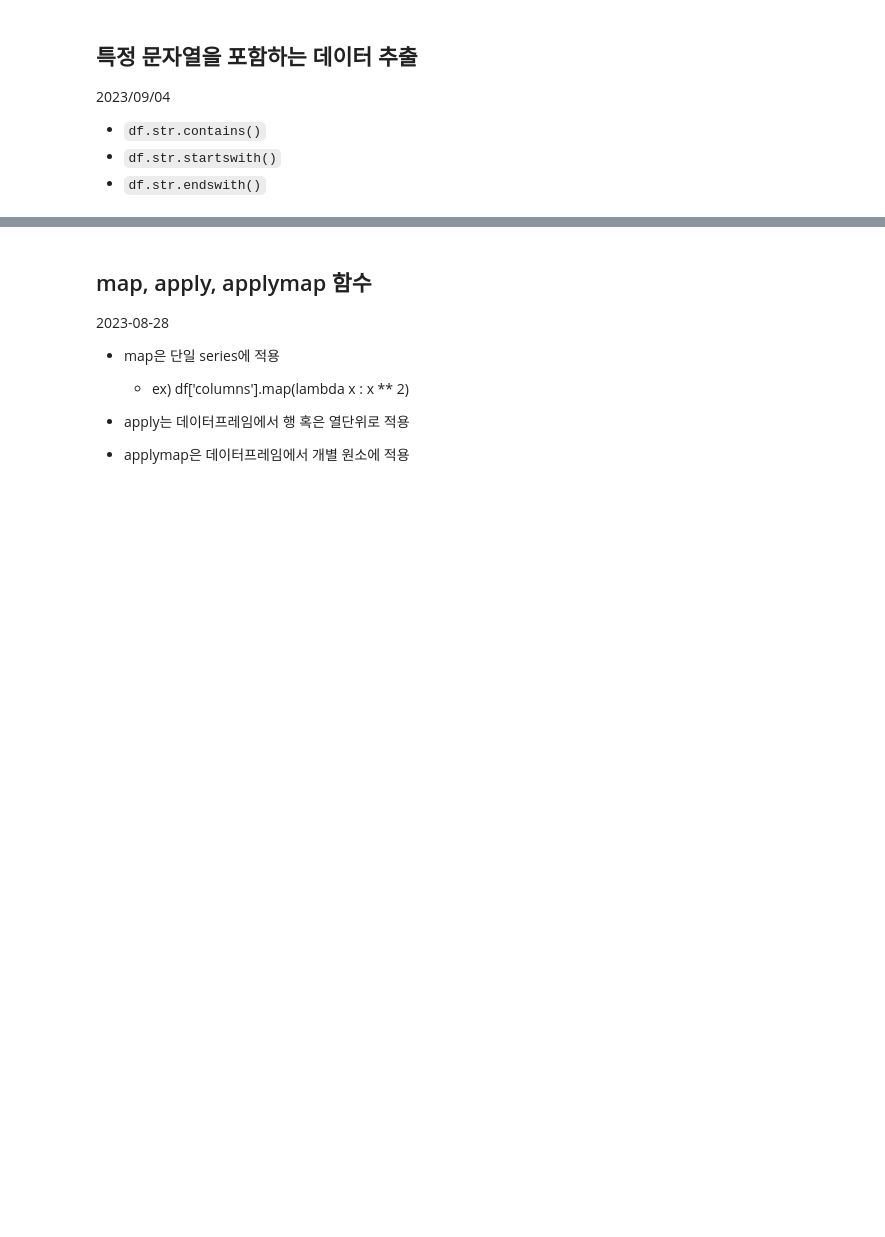
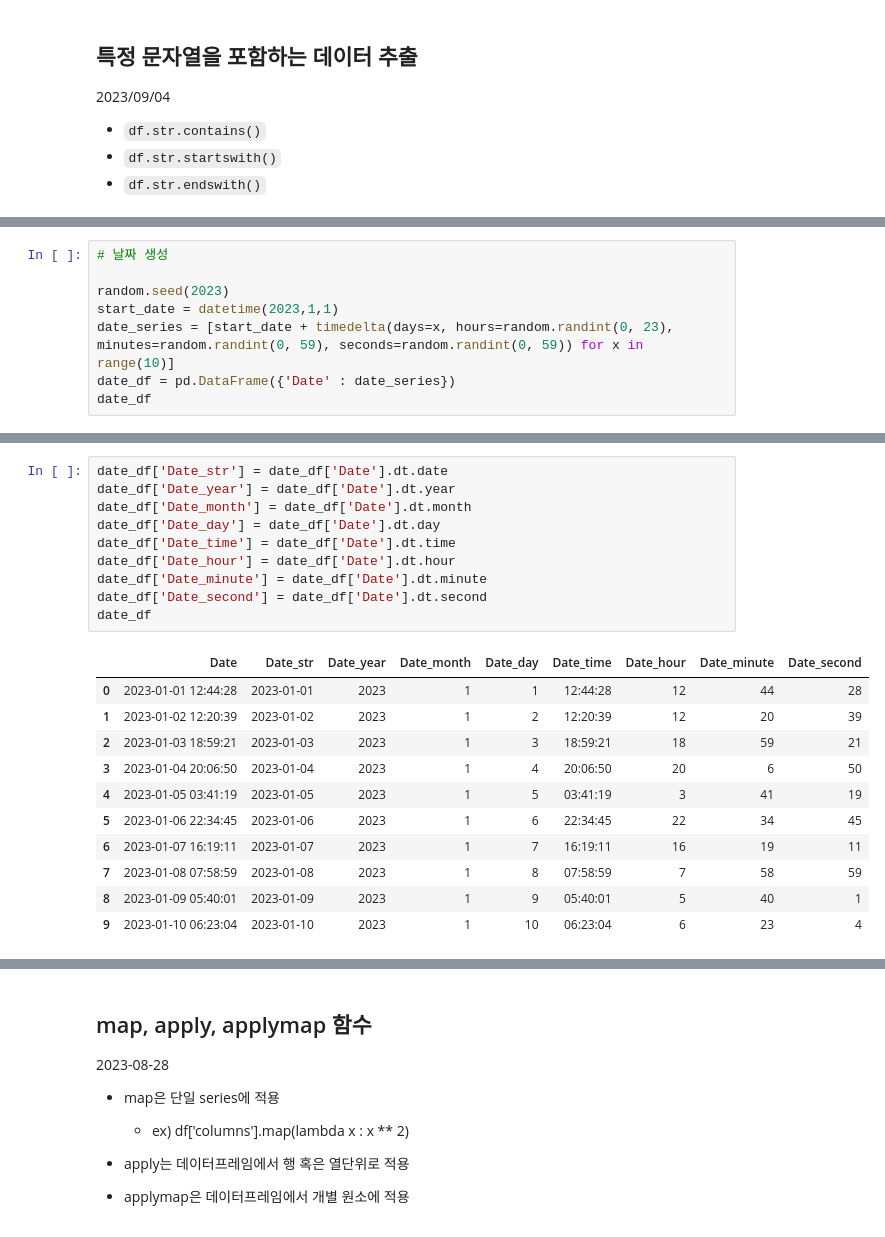
Before and after one commit to psw109/python_dictionary, a Jupyter notebook: 사전.ipynb, the cells around one changed output, grey strips where cells are left out. Saved outputs shown, nothing was run; the diff lists cells and outputs as text; blank space fills up the shorter version.

```diff
--- a/사전.ipynb
+++ b/사전.ipynb
@@ -643,0 +652,8 @@ df.select_dtypes(exclude = 'object')
+# %%
+# 날짜 생성
+
+random.seed(2023)
+start_date = datetime(2023,1,1)
+date_series = [start_date + timedelta(days=x, hours=random.randint(0, 23), minutes=random.randint(0, 59), seconds=random.randint(0, 59)) for x in range(10)]
+date_df = pd.DataFrame({'Date' : date_series})
+date_df
@@ -643,0 +672,22 @@ df.select_dtypes(exclude = 'object')
+# %%
+date_df['Date_str'] = date_df['Date'].dt.date
+date_df['Date_year'] = date_df['Date'].dt.year
+date_df['Date_month'] = date_df['Date'].dt.month
+date_df['Date_day'] = date_df['Date'].dt.day
+date_df['Date_time'] = date_df['Date'].dt.time
+date_df['Date_hour'] = date_df['Date'].dt.hour
+date_df['Date_minute'] = date_df['Date'].dt.minute
+date_df['Date_second'] = date_df['Date'].dt.second
+date_df
+# %% [output]
+|  | Date | Date_str | Date_year | Date_month | Date_day | Date_time | Date_hour | Date_minute | Date_second |
+| 0 | 2023-01-01 12:44:28 | 2023-01-01 | 2023 | 1 | 1 | 12:44:28 | 12 | 44 | 28 |
+| 1 | 2023-01-02 12:20:39 | 2023-01-02 | 2023 | 1 | 2 | 12:20:39 | 12 | 20 | 39 |
+| 2 | 2023-01-03 18:59:21 | 2023-01-03 | 2023 | 1 | 3 | 18:59:21 | 18 | 59 | 21 |
+| 3 | 2023-01-04 20:06:50 | 2023-01-04 | 2023 | 1 | 4 | 20:06:50 | 20 | 6 | 50 |
+| 4 | 2023-01-05 03:41:19 | 2023-01-05 | 2023 | 1 | 5 | 03:41:19 | 3 | 41 | 19 |
+| 5 | 2023-01-06 22:34:45 | 2023-01-06 | 2023 | 1 | 6 | 22:34:45 | 22 | 34 | 45 |
+| 6 | 2023-01-07 16:19:11 | 2023-01-07 | 2023 | 1 | 7 | 16:19:11 | 16 | 19 | 11 |
+| 7 | 2023-01-08 07:58:59 | 2023-01-08 | 2023 | 1 | 8 | 07:58:59 | 7 | 58 | 59 |
+| 8 | 2023-01-09 05:40:01 | 2023-01-09 | 2023 | 1 | 9 | 05:40:01 | 5 | 40 | 1 |
+| 9 | 2023-01-10 06:23:04 | 2023-01-10 | 2023 | 1 | 10 | 06:23:04 | 6 | 23 | 4 |
```
Also changed, not shown: parts of 21 cells of this notebook.
